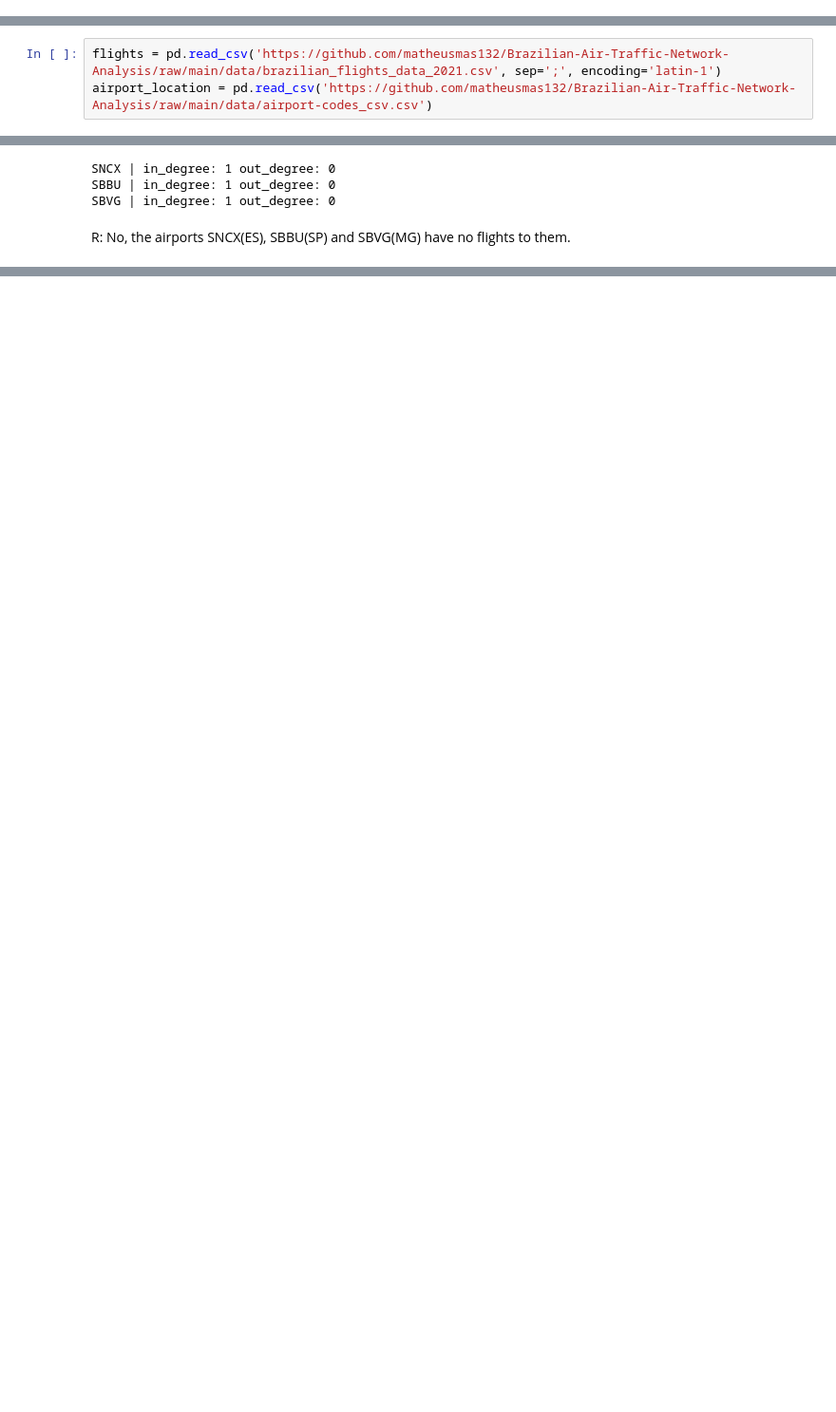
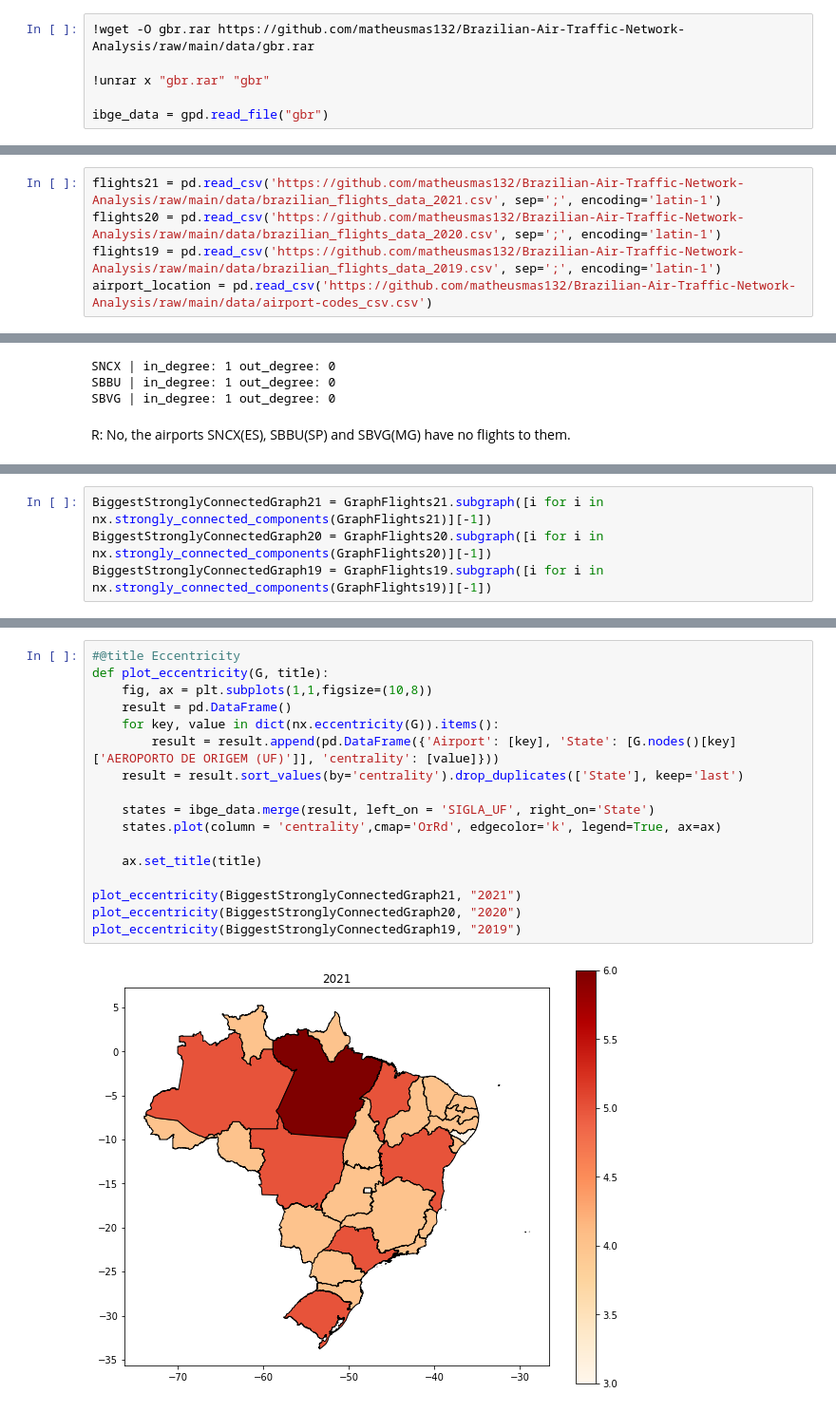
Before and after one commit to mathdesilva/Brazilian-Air-Traffic-Network-Analysis, a Jupyter notebook: Brazilian_air_transportation_network_analysis.ipynb, the cells around one changed output, grey strips where cells are left out. Shown at 95% size. Cells and saved outputs as stored; diff of their text form; blank space fills up the shorter version.

```diff
--- a/Brazilian_air_transportation_network_analysis.ipynb
+++ b/Brazilian_air_transportation_network_analysis.ipynb
@@ -29,0 +39,6 @@ import itertools
+# %%
+!wget -O gbr.rar https://github.com/matheusmas132/Brazilian-Air-Traffic-Network-Analysis/raw/main/data/gbr.rar
+
+!unrar x "gbr.rar" "gbr"
+
+ibge_data = gpd.read_file("gbr")
@@ -30,3 +63,5 @@ import itertools
 # %%
-flights = pd.read_csv('https://github.com/matheusmas132/Brazilian-Air-Traffic-Network-Analysis/raw/main/data/brazilian_flights_data_2021.csv', sep=';', encoding='latin-1')
+flights21 = pd.read_csv('https://github.com/matheusmas132/Brazilian-Air-Traffic-Network-Analysis/raw/main/data/brazilian_flights_data_2021.csv', sep=';', encoding='latin-1')
+flights20 = pd.read_csv('https://github.com/matheusmas132/Brazilian-Air-Traffic-Network-Analysis/raw/main/data/brazilian_flights_data_2020.csv', sep=';', encoding='latin-1')
+flights19 = pd.read_csv('https://github.com/matheusmas132/Brazilian-Air-Traffic-Network-Analysis/raw/main/data/brazilian_flights_data_2019.csv', sep=';', encoding='latin-1')
 airport_location = pd.read_csv('https://github.com/matheusmas132/Brazilian-Air-Traffic-Network-Analysis/raw/main/data/airport-codes_csv.csv')
@@ -181,0 +264,4 @@ R: No, the airports SNCX(ES), SBBU(SP) and SBVG(MG) have no flights to them.
+# %%
+BiggestStronglyConnectedGraph21 = GraphFlights21.subgraph([i for i in nx.strongly_connected_components(GraphFlights21)][-1])
+BiggestStronglyConnectedGraph20 = GraphFlights20.subgraph([i for i in nx.strongly_connected_components(GraphFlights20)][-1])
+BiggestStronglyConnectedGraph19 = GraphFlights19.subgraph([i for i in nx.strongly_connected_components(GraphFlights19)][-1])
@@ -181,0 +272,19 @@ R: No, the airports SNCX(ES), SBBU(SP) and SBVG(MG) have no flights to them.
+# %%
+#@title Eccentricity
+def plot_eccentricity(G, title):
+    fig, ax = plt.subplots(1,1,figsize=(10,8))
+    result = pd.DataFrame()
+    for key, value in dict(nx.eccentricity(G)).items():
+        result = result.append(pd.DataFrame({'Airport': [key], 'State': [G.nodes()[key]['AEROPORTO DE ORIGEM (UF)']], 'centrality': [value]}))
+    result = result.sort_values(by='centrality').drop_duplicates(['State'], keep='last')
+
+    states = ibge_data.merge(result, left_on = 'SIGLA_UF', right_on='State')
+    states.plot(column = 'centrality',cmap='OrRd', edgecolor='k', legend=True, ax=ax)
+
+    ax.set_title(title)
+
+plot_eccentricity(BiggestStronglyConnectedGraph21, "2021")
+plot_eccentricity(BiggestStronglyConnectedGraph20, "2020")
+plot_eccentricity(BiggestStronglyConnectedGraph19, "2019")
+# %% [output]
+[figure, added]
```
Also changed, not shown: parts of 39 cells of this notebook.
